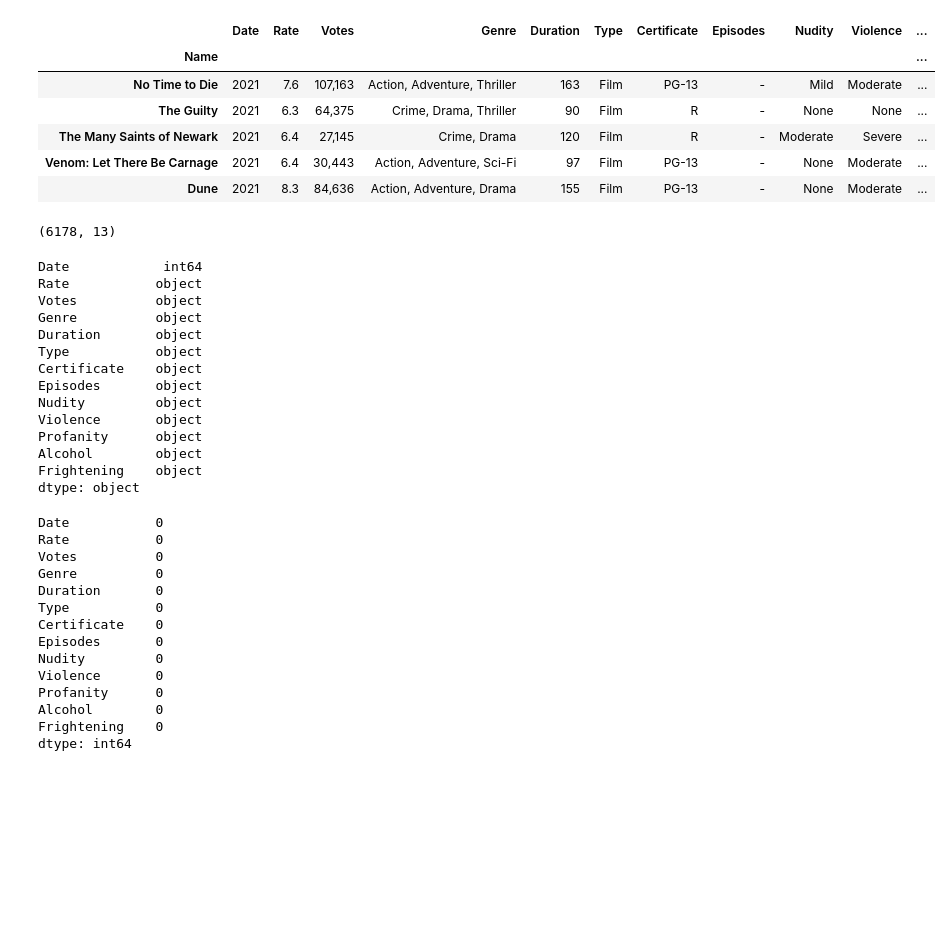
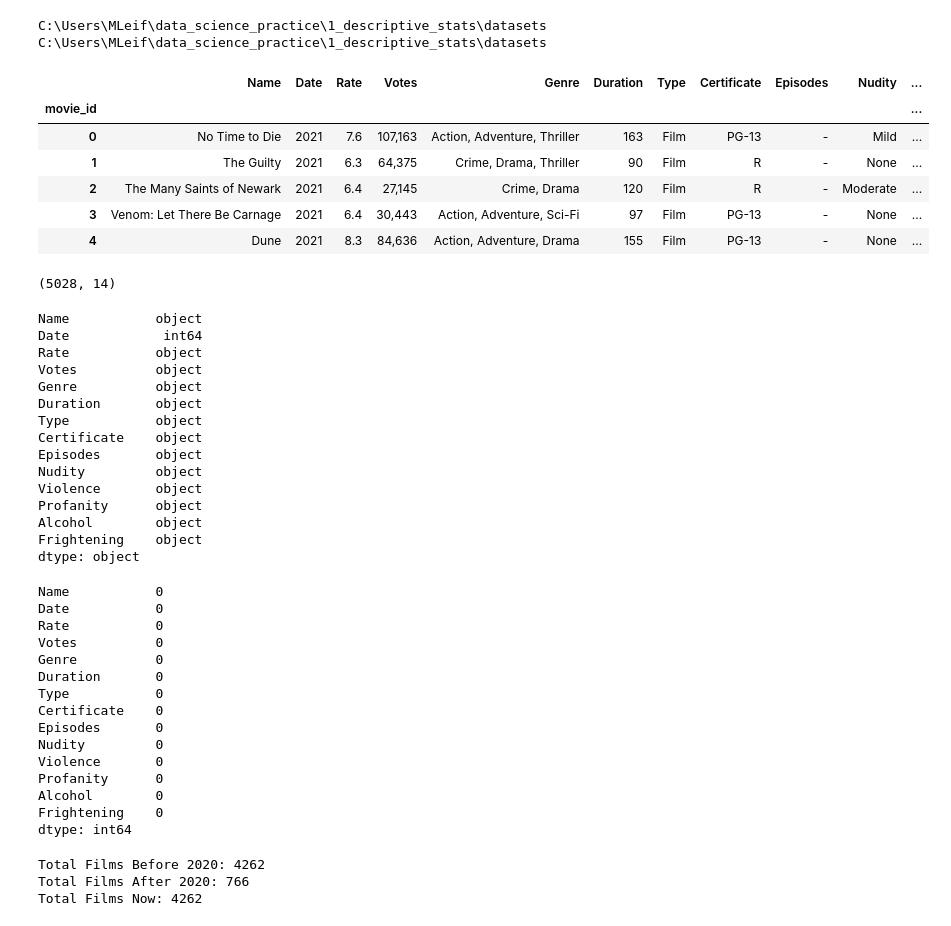
Before and after one commit to mrleifeld-DS/Data_Science_and_Analytics_Portfolio, a Jupyter notebook: prep_imdb_data.ipynb, the cells around one changed output. Drawn from its saved outputs; the diff is of its cells as text; code cells hidden in the pictures; blank space fills up the shorter version.

Commit message:
Finished Data Preparation and Split TV & Film

```diff
--- a/prep_imdb_data.ipynb
+++ b/prep_imdb_data.ipynb
@@ -6,22 +7,40 @@ import numpy as np
+# %%
+# Set Up Export and Export Paths
+root_path = r'C:\Users\MLeif\data_science_practice'
+project_folder = '1_descriptive_stats'
+data_folder = 'datasets'
+
+import_path = pathlib.Path(root_path).joinpath(project_folder).joinpath(data_folder)
+export_path = pathlib.Path(root_path).joinpath(project_folder).joinpath(data_folder)
+
+print(import_path)
+print(export_path)
+# %% [output]
+C:\Users\MLeif\data_science_practice\1_descriptive_stats\datasets
+C:\Users\MLeif\data_science_practice\1_descriptive_stats\datasets
 # %%
-#Import the imdb dataset and check the first five rows
+#Import the imdb dataset, creaate an index column called movie ID, and check the first five rows
+import_data_file = 'imdb.csv'
+import_file = import_path.joinpath(import_data_file)
 
-imdb_source = pd.read_csv(r'C:\Users\MLeif\data_science_practice\datasets\imdb\imdb.csv').set_index('Name')
+imdb_source = pd.read_csv(import_file).drop_duplicates()
+imdb_source['movie_id'] = imdb_source.index
+imdb_source = imdb_source.set_index('movie_id')
 imdb_source.head()
 # %% [output]
-|  | Date | Rate | Votes | Genre | Duration | Type | Certificate | Episodes | Nudity | Violence | ... |
-| Name |  |  |  |  |  |  |  |  |  |  | ... |
-| No Time to Die | 2021 | 7.6 | 107,163 | Action, Adventure, Thriller | 163 | Film | PG-13 | - | Mild | Moderate | ... |
-| The Guilty | 2021 | 6.3 | 64,375 | Crime, Drama, Thriller | 90 | Film | R | - | None | None | ... |
-| The Many Saints of Newark | 2021 | 6.4 | 27,145 | Crime, Drama | 120 | Film | R | - | Moderate | Severe | ... |
-| Venom: Let There Be Carnage | 2021 | 6.4 | 30,443 | Action, Adventure, Sci-Fi | 97 | Film | PG-13 | - | None | Moderate | ... |
-| Dune | 2021 | 8.3 | 84,636 | Action, Adventure, Drama | 155 | Film | PG-13 | - | None | Moderate | ... |
+|  | Name | Date | Rate | Votes | Genre | Duration | Type | Certificate | Episodes | Nudity | ... |
+| movie_id |  |  |  |  |  |  |  |  |  |  | ... |
+| 0 | No Time to Die | 2021 | 7.6 | 107,163 | Action, Adventure, Thriller | 163 | Film | PG-13 | - | Mild | ... |
+| 1 | The Guilty | 2021 | 6.3 | 64,375 | Crime, Drama, Thriller | 90 | Film | R | - | None | ... |
+| 2 | The Many Saints of Newark | 2021 | 6.4 | 27,145 | Crime, Drama | 120 | Film | R | - | Moderate | ... |
+| 3 | Venom: Let There Be Carnage | 2021 | 6.4 | 30,443 | Action, Adventure, Sci-Fi | 97 | Film | PG-13 | - | None | ... |
+| 4 | Dune | 2021 | 8.3 | 84,636 | Action, Adventure, Drama | 155 | Film | PG-13 | - | None | ... |
 # %%
 # Look at the number of Rows and Columns in the Data, to help verify the data later
 
 imdb_source.shape
 # %% [output]
-(6178, 13)
+(5028, 14)
 # %%
 # Check that all of the Data Types Imported Correctly
 
@@ -29,6 +48,7 @@ imdb_source.dtypes
 
 #Duration, Votes and Rate do Not Have the Correct Data Type, so that needs to be fixed
 # %% [output]
+Name           object
 Date            int64
 Rate           object
 Votes          object
@@ -48,6 +68,7 @@ dtype: object
 
 imdb_source.isnull().sum()
 # %% [output]
+Name           0
 Date           0
 Rate           0
 Votes          0
@@ -62,3 +83,15 @@ Profanity      0
 Alcohol        0
 Frightening    0
 dtype: int64
+# %%
+# Filter Out any Films with Planned Releases by dropping 2021 onwards
+print('Total Films Before 2020: ' + str(imdb_source[imdb_source['Date'] <= 2020]['Date'].count()))
+print('Total Films After 2020: ' + str(imdb_source[imdb_source['Date'] > 2020]['Date'].count()))
+
+imdb_source = imdb_source[imdb_source['Date'] <= 2020]
+
+print('Total Films Now: ' + str(imdb_source['Date'].count()))
+# %% [output]
+Total Films Before 2020: 4262
+Total Films After 2020: 766
+Total Films Now: 4262
```
Also changed, not shown: parts of 21 cells of this notebook.
